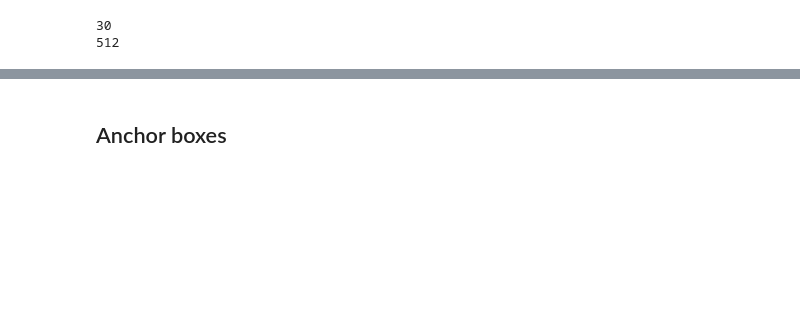
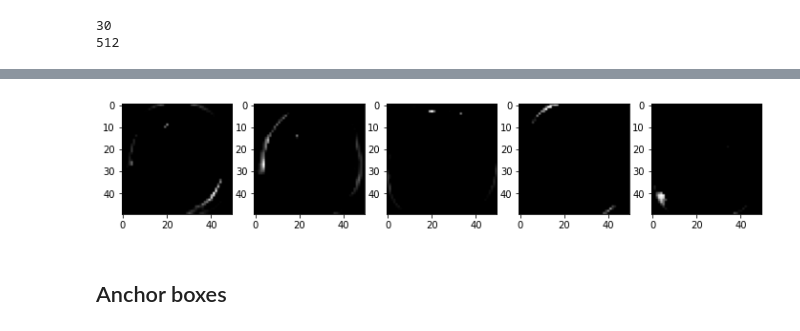
Before and after one commit to cuchoco/paper_implementations, a Jupyter notebook: models/FASTER_RCNN.ipynb, the cells around one changed output, grey strips where cells are left out. Cells and saved outputs as stored; diff of their text form; code cells hidden in the pictures; blank space fills up the shorter version.

```diff
--- a/models/FASTER_RCNN.ipynb
+++ b/models/FASTER_RCNN.ipynb
@@ -24,13 +58,16 @@ sub_sample = 16
 # %%
 model = torchvision.models.vgg16(pretrained=True)
+imgTensor = torch.from_numpy(img).to(torch.float32)
+imgTensor = imgTensor.permute(2,0,1).unsqueeze(0)
+
 fe = list(model.features)
 
 # req_features = fe[:30]
 req_features = []
-k = dummy_img.clone()
+k = imgTensor.clone()
 for i in fe:
     k = i(k)
-    if k.size()[2] < 800 // 16:
+    if k.size()[2] < 512 // 16:
         break
     req_features.append(i)
     out_channels = k.size()[1]
@@ -48,0 +80,2 @@ torch.Size([1, 512, 50, 50])
+# %%
+faster_rcnn_feature_extractor = nn.Sequential(*req_features)
@@ -49,2 +87,15 @@ torch.Size([1, 512, 50, 50])
+# %%
+imgArray = output_map.data.numpy().squeeze(0)
+fig = plt.figure(figsize=(12, 4))
+figNo = 1
+
+for i in range(5):
+    fig.add_subplot(1, 5, figNo)
+    plt.imshow(imgArray[i], cmap='gray')
+    figNo += 1
+
+plt.show()
+# %% [output]
+[figure, added]
 # %% [markdown]
 ## Anchor boxes
```
Also changed, not shown: parts of 70 cells of this notebook.
